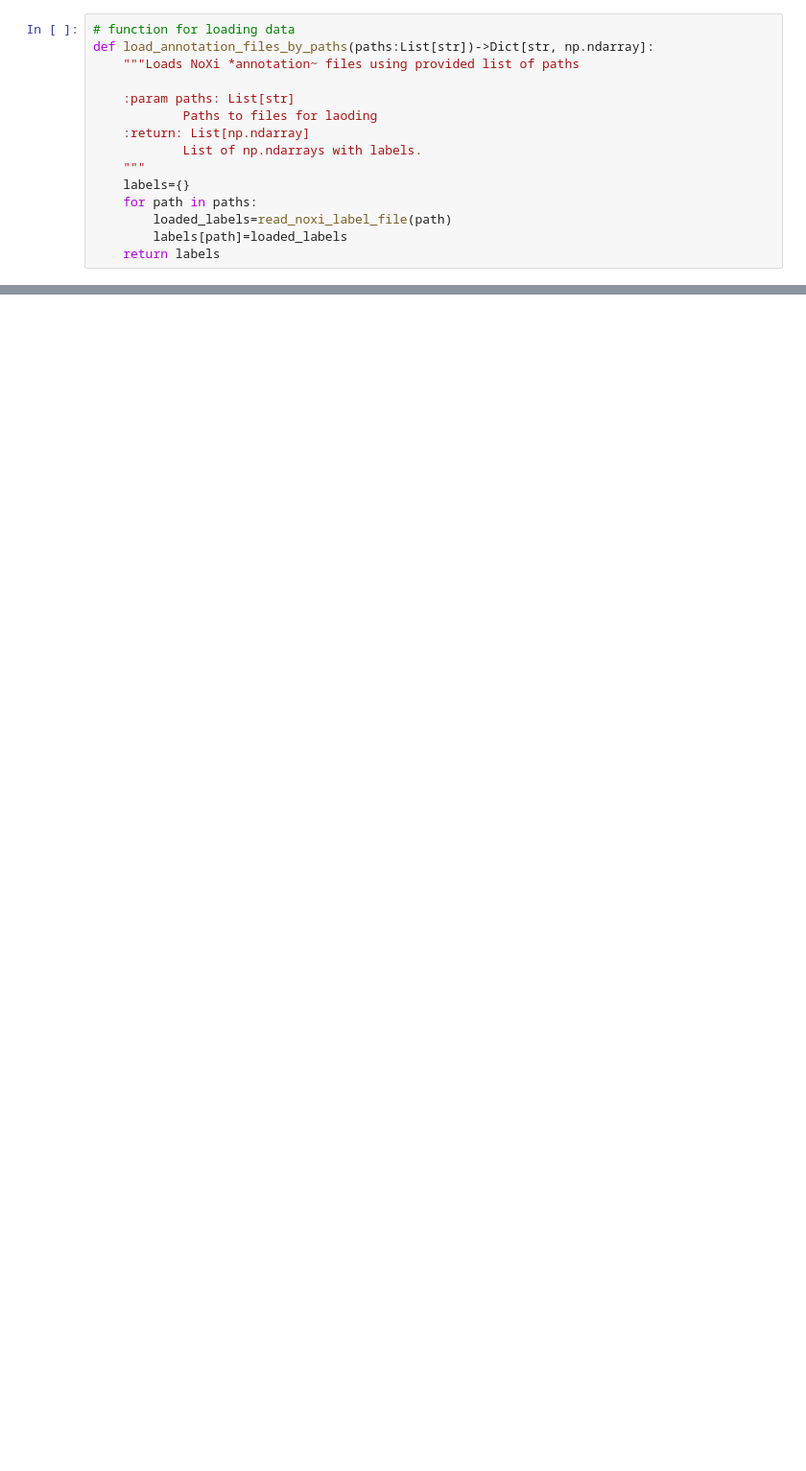
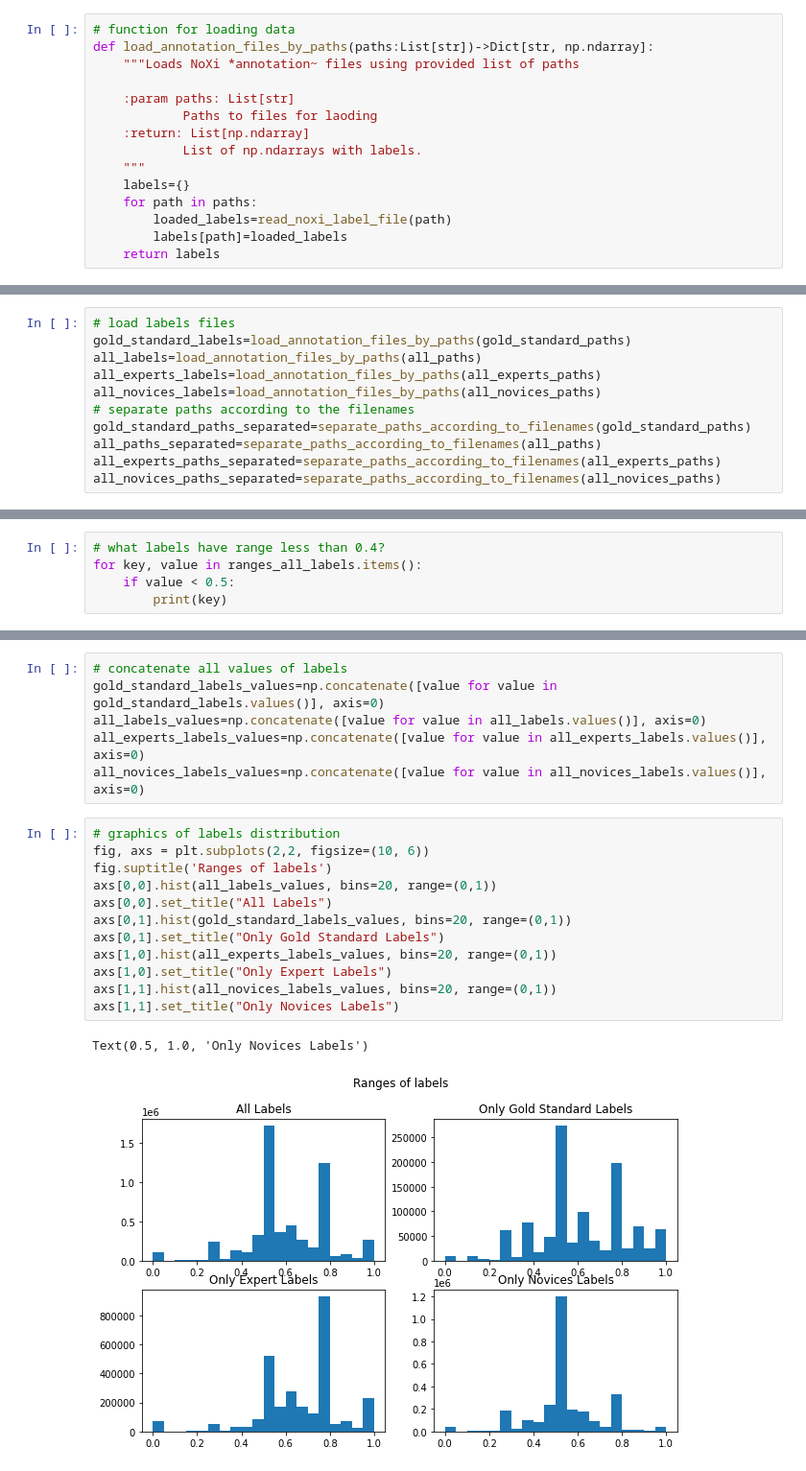
Before and after one commit to DresvyanskiyDenis/EngagementRecognition, a Jupyter notebook: src/NoXi/analysis/Labels_analysis.ipynb, the cells around one changed output, grey strips where cells are left out. Shown at 96% size. Drawn from its saved outputs; the diff is of its cells as text; blank space fills up the shorter version.

```diff
--- a/src/NoXi/analysis/Labels_analysis.ipynb
+++ b/src/NoXi/analysis/Labels_analysis.ipynb
@@ -54,0 +59,11 @@ gold_standard_files
+# %%
+# load labels files
+gold_standard_labels=load_annotation_files_by_paths(gold_standard_paths)
+all_labels=load_annotation_files_by_paths(all_paths)
+all_experts_labels=load_annotation_files_by_paths(all_experts_paths)
+all_novices_labels=load_annotation_files_by_paths(all_novices_paths)
+# separate paths according to the filenames
+gold_standard_paths_separated=separate_paths_according_to_filenames(gold_standard_paths)
+all_paths_separated=separate_paths_according_to_filenames(all_paths)
+all_experts_paths_separated=separate_paths_according_to_filenames(all_experts_paths)
+all_novices_paths_separated=separate_paths_according_to_filenames(all_novices_paths)
@@ -54,0 +124,5 @@ gold_standard_files
+# %%
+# what labels have range less than 0.4?
+for key, value in ranges_all_labels.items():
+    if value < 0.5:
+        print(key)
@@ -54,0 +185,21 @@ gold_standard_files
+# %%
+# concatenate all values of labels
+gold_standard_labels_values=np.concatenate([value for value in gold_standard_labels.values()], axis=0)
+all_labels_values=np.concatenate([value for value in all_labels.values()], axis=0)
+all_experts_labels_values=np.concatenate([value for value in all_experts_labels.values()], axis=0)
+all_novices_labels_values=np.concatenate([value for value in all_novices_labels.values()], axis=0)
+# %%
+# graphics of labels distribution
+fig, axs = plt.subplots(2,2, figsize=(10, 6))
+fig.suptitle('Ranges of labels')
+axs[0,0].hist(all_labels_values, bins=20, range=(0,1))
+axs[0,0].set_title("All Labels")
+axs[0,1].hist(gold_standard_labels_values, bins=20, range=(0,1))
+axs[0,1].set_title("Only Gold Standard Labels")
+axs[1,0].hist(all_experts_labels_values, bins=20, range=(0,1))
+axs[1,0].set_title("Only Expert Labels")
+axs[1,1].hist(all_novices_labels_values, bins=20, range=(0,1))
+axs[1,1].set_title("Only Novices Labels")
+# %% [output]
+Text(0.5, 1.0, 'Only Novices Labels')
+[figure, added]
```
Also changed, not shown: parts of 25 cells of this notebook.
